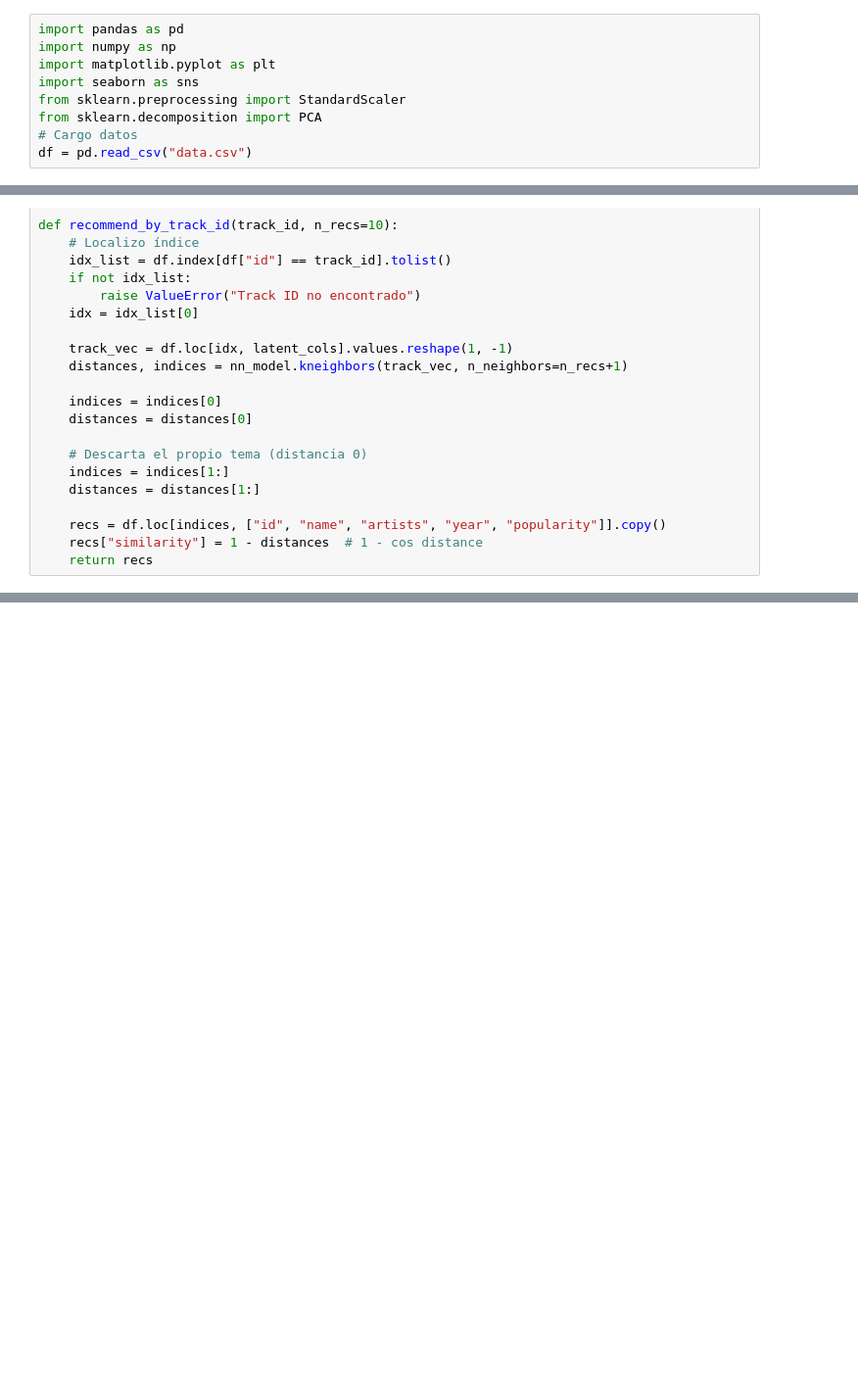
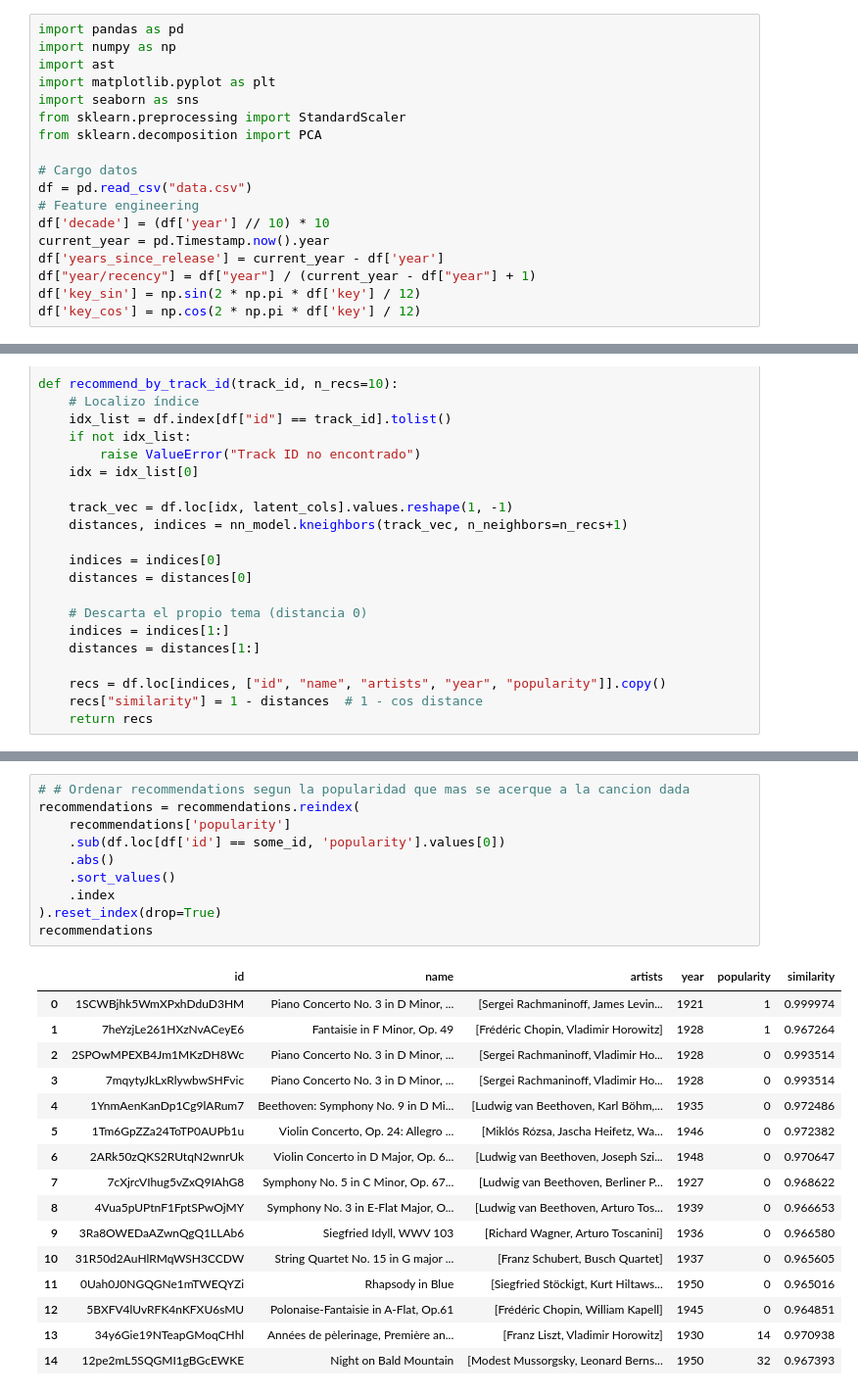
Before and after one commit to giandicla/TP2_APA, a Jupyter notebook: borrador.ipynb, the cells around one changed output, grey strips where cells are left out. Shown at 98% size. Saved outputs shown, nothing was run; the diff lists cells and outputs as text; blank space fills up the shorter version.

```diff
--- a/borrador.ipynb
+++ b/borrador.ipynb
@@ -1,9 +1,18 @@
 # %%
 import pandas as pd
 import numpy as np
+import ast
 import matplotlib.pyplot as plt
 import seaborn as sns
 from sklearn.preprocessing import StandardScaler
 from sklearn.decomposition import PCA
+
 # Cargo datos
 df = pd.read_csv("data.csv")
+# Feature engineering
+df['decade'] = (df['year'] // 10) * 10
+current_year = pd.Timestamp.now().year
+df['years_since_release'] = current_year - df['year']
+df["year/recency"] = df["year"] / (current_year - df["year"] + 1)
+df['key_sin'] = np.sin(2 * np.pi * df['key'] / 12)
+df['key_cos'] = np.cos(2 * np.pi * df['key'] / 12)
@@ -129,0 +171,27 @@ Usando id: 47EiUVwUp4C9fGccaPuUCS
+# %%
+# # Ordenar recommendations segun la popularidad que mas se acerque a la cancion dada
+recommendations = recommendations.reindex(
+    recommendations['popularity']
+    .sub(df.loc[df['id'] == some_id, 'popularity'].values[0])
+    .abs()
+    .sort_values()
+    .index
+).reset_index(drop=True)
+recommendations
+# %% [output]
+|  | id | name | artists | year | popularity | similarity |
+| 0 | 1SCWBjhk5WmXPxhDduD3HM | Piano Concerto No. 3 in D Minor, ... | [Sergei Rachmaninoff, James Levin... | 1921 | 1 | 0.999974 |
+| 1 | 7heYzjLe261HXzNvACeyE6 | Fantaisie in F Minor, Op. 49 | [Frédéric Chopin, Vladimir Horowitz] | 1928 | 1 | 0.967264 |
+| 2 | 2SPOwMPEXB4Jm1MKzDH8Wc | Piano Concerto No. 3 in D Minor, ... | [Sergei Rachmaninoff, Vladimir Ho... | 1928 | 0 | 0.993514 |
+| 3 | 7mqytyJkLxRlywbwSHFvic | Piano Concerto No. 3 in D Minor, ... | [Sergei Rachmaninoff, Vladimir Ho... | 1928 | 0 | 0.993514 |
+| 4 | 1YnmAenKanDp1Cg9lARum7 | Beethoven: Symphony No. 9 in D Mi... | [Ludwig van Beethoven, Karl Böhm,... | 1935 | 0 | 0.972486 |
+| 5 | 1Tm6GpZZa24ToTP0AUPb1u | Violin Concerto, Op. 24: Allegro ... | [Miklós Rózsa, Jascha Heifetz, Wa... | 1946 | 0 | 0.972382 |
+| 6 | 2ARk50zQKS2RUtqN2wnrUk | Violin Concerto in D Major, Op. 6... | [Ludwig van Beethoven, Joseph Szi... | 1948 | 0 | 0.970647 |
+| 7 | 7cXjrcVIhug5vZxQ9IAhG8 | Symphony No. 5 in C Minor, Op. 67... | [Ludwig van Beethoven, Berliner P... | 1927 | 0 | 0.968622 |
+| 8 | 4Vua5pUPtnF1FptSPwOjMY | Symphony No. 3 in E-Flat Major, O... | [Ludwig van Beethoven, Arturo Tos... | 1939 | 0 | 0.966653 |
+| 9 | 3Ra8OWEDaAZwnQgQ1LLAb6 | Siegfried Idyll, WWV 103 | [Richard Wagner, Arturo Toscanini] | 1936 | 0 | 0.966580 |
+| 10 | 31R50d2AuHlRMqWSH3CCDW | String Quartet No. 15 in G major ... | [Franz Schubert, Busch Quartet] | 1937 | 0 | 0.965605 |
+| 11 | 0Uah0J0NGQGNe1mTWEQYZi | Rhapsody in Blue | [Siegfried Stöckigt, Kurt Hiltaws... | 1950 | 0 | 0.965016 |
+| 12 | 5BXFV4lUvRFK4nKFXU6sMU | Polonaise-Fantaisie in A-Flat, Op.61 | [Frédéric Chopin, William Kapell] | 1945 | 0 | 0.964851 |
+| 13 | 34y6Gie19NTeapGMoqCHhl | Années de pèlerinage, Première an... | [Franz Liszt, Vladimir Horowitz] | 1930 | 14 | 0.970938 |
+| 14 | 12pe2mL5SQGMI1gBGcEWKE | Night on Bald Mountain | [Modest Mussorgsky, Leonard Berns... | 1950 | 32 | 0.967393 |
```
Also changed, not shown: parts of 4 cells of this notebook, 3 other files.
